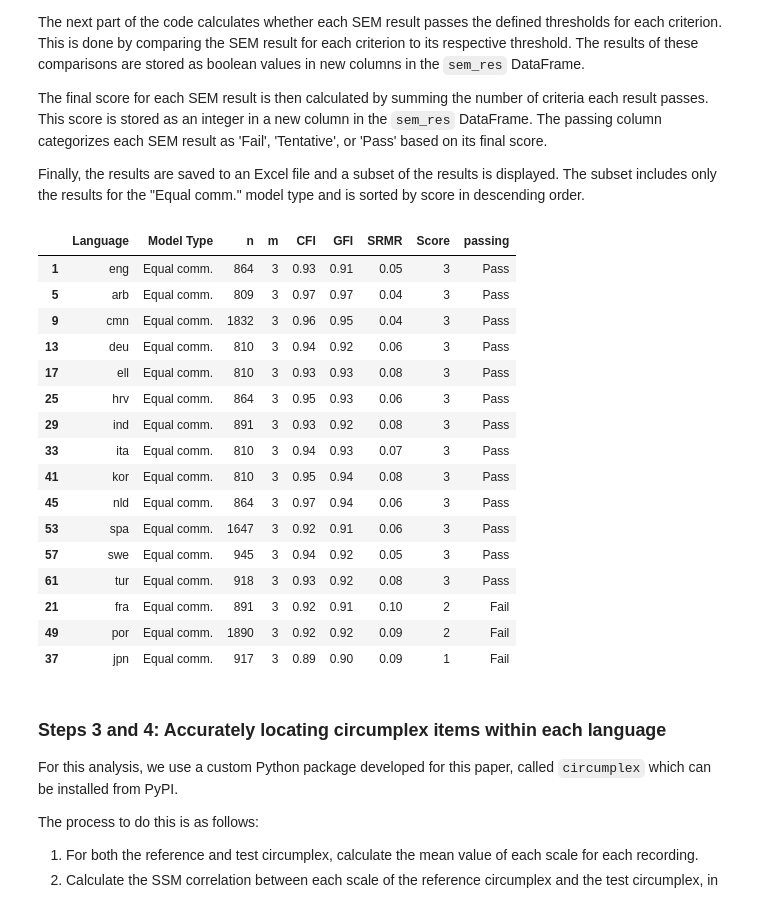
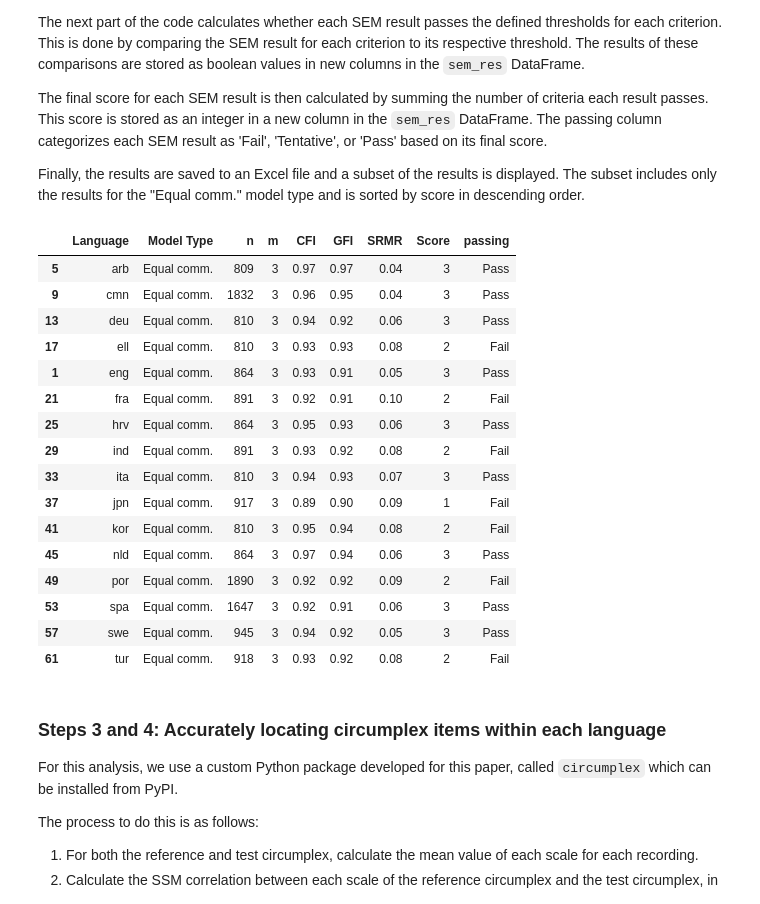
Before and after one commit to MitchellAcoustics/SATP-circumplex-validation, a Jupyter notebook: drafts/Mitchell_SSM-Analysis.ipynb, the cells around one changed output. Cells and saved outputs as stored; diff of their text form; code cells hidden in the pictures.

```diff
--- a/drafts/Mitchell_SSM-Analysis.ipynb
+++ b/drafts/Mitchell_SSM-Analysis.ipynb
@@ -161,7 +161,7 @@ thresholds = {
     "CFI": 0.92,  #  Moshona et al 2023, Hu & Bentler 1999
     # "CFI": 0.9, # Rogoza 2021
     # "CFI": 0.95, # Good fit from Tarlao et al 2021
-    "GFI": 0.9,  # Rogoza 2021
+    "GFI": 0.90,  # Rogoza 2021
     # "AGFI": 0.85, # Rogoza 2021
     "SRMR": 0.08,  # Moshona et al 2023, Tarlao et al 2021, West (2023), Hu & Bentler (1999)
     # "MCSC": -0.7,
@@ -179,9 +179,12 @@ incl_in_score = ["CFI", "GFI", "SRMR"]
 pass_thresh = 3
 
 # Calculate the final score
+# CircE provides at most 3 digits after the decimal point,
+# in some cases this is not enough to distinguish between
+#
 sem_res["CFI_pass"] = sem_res["CFI"] >= thresholds["CFI"]
 sem_res["GFI_pass"] = sem_res["GFI"] >= thresholds["GFI"]
-sem_res["SRMR_pass"] = sem_res["SRMR"] <= thresholds["SRMR"]
+sem_res["SRMR_pass"] = sem_res["SRMR"] < thresholds["SRMR"]
 
 sem_res["Score"] = sem_res[[x + "_pass" for x in incl_in_score]].sum(axis=1)
 sem_res["Score"] = sem_res["Score"].astype(int)
@@ -193,28 +196,30 @@ sem_res.to_excel(output_folder / f"sem-fit-results.xlsx", index=False)
 # %%
 # | label: tbl-sem-res
 # | tbl-cap: SEM fit results
 
-sem_res[
+sem_scores = sem_res[
     ["Language", "Model Type", "n", "m", "CFI", "GFI", "SRMR", "Score", "passing"]
-].loc[sem_res["Model Type"] == "Equal comm."].sort_values("Score", ascending=False)
+].loc[sem_res["Model Type"] == "Equal comm."].sort_values("Language", ascending=True)
+sem_scores.to_csv(output_folder / f"sem-scores.csv", index=False)
+sem_scores
 # %% [output]
 |  | Language | Model Type | n | m | CFI | GFI | SRMR | Score | passing |
-| 1 | eng | Equal comm. | 864 | 3 | 0.93 | 0.91 | 0.05 | 3 | Pass |
 | 5 | arb | Equal comm. | 809 | 3 | 0.97 | 0.97 | 0.04 | 3 | Pass |
 | 9 | cmn | Equal comm. | 1832 | 3 | 0.96 | 0.95 | 0.04 | 3 | Pass |
 | 13 | deu | Equal comm. | 810 | 3 | 0.94 | 0.92 | 0.06 | 3 | Pass |
-| 17 | ell | Equal comm. | 810 | 3 | 0.93 | 0.93 | 0.08 | 3 | Pass |
+| 17 | ell | Equal comm. | 810 | 3 | 0.93 | 0.93 | 0.08 | 2 | Fail |
+| 1 | eng | Equal comm. | 864 | 3 | 0.93 | 0.91 | 0.05 | 3 | Pass |
+| 21 | fra | Equal comm. | 891 | 3 | 0.92 | 0.91 | 0.10 | 2 | Fail |
 | 25 | hrv | Equal comm. | 864 | 3 | 0.95 | 0.93 | 0.06 | 3 | Pass |
-| 29 | ind | Equal comm. | 891 | 3 | 0.93 | 0.92 | 0.08 | 3 | Pass |
+| 29 | ind | Equal comm. | 891 | 3 | 0.93 | 0.92 | 0.08 | 2 | Fail |
 | 33 | ita | Equal comm. | 810 | 3 | 0.94 | 0.93 | 0.07 | 3 | Pass |
-| 41 | kor | Equal comm. | 810 | 3 | 0.95 | 0.94 | 0.08 | 3 | Pass |
+| 37 | jpn | Equal comm. | 917 | 3 | 0.89 | 0.90 | 0.09 | 1 | Fail |
+| 41 | kor | Equal comm. | 810 | 3 | 0.95 | 0.94 | 0.08 | 2 | Fail |
 | 45 | nld | Equal comm. | 864 | 3 | 0.97 | 0.94 | 0.06 | 3 | Pass |
+| 49 | por | Equal comm. | 1890 | 3 | 0.92 | 0.92 | 0.09 | 2 | Fail |
 | 53 | spa | Equal comm. | 1647 | 3 | 0.92 | 0.91 | 0.06 | 3 | Pass |
 | 57 | swe | Equal comm. | 945 | 3 | 0.94 | 0.92 | 0.05 | 3 | Pass |
-| 61 | tur | Equal comm. | 918 | 3 | 0.93 | 0.92 | 0.08 | 3 | Pass |
-| 21 | fra | Equal comm. | 891 | 3 | 0.92 | 0.91 | 0.10 | 2 | Fail |
-| 49 | por | Equal comm. | 1890 | 3 | 0.92 | 0.92 | 0.09 | 2 | Fail |
-| 37 | jpn | Equal comm. | 917 | 3 | 0.89 | 0.90 | 0.09 | 1 | Fail |
+| 61 | tur | Equal comm. | 918 | 3 | 0.93 | 0.92 | 0.08 | 2 | Fail |
 # %%
 passing = (
     sem_res.loc[sem_res["Model Type"] == "Equal comm."]
```
Also changed, not shown: parts of 6 cells of this notebook, 11 other files.
